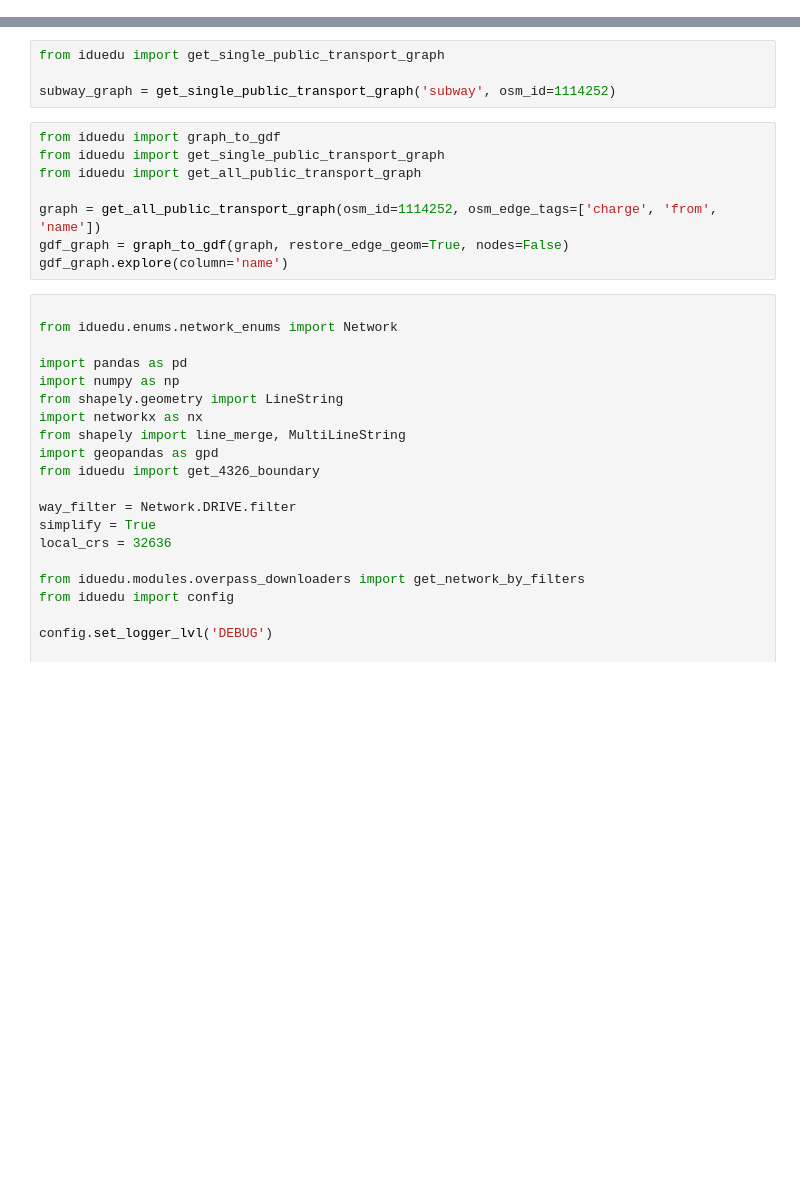
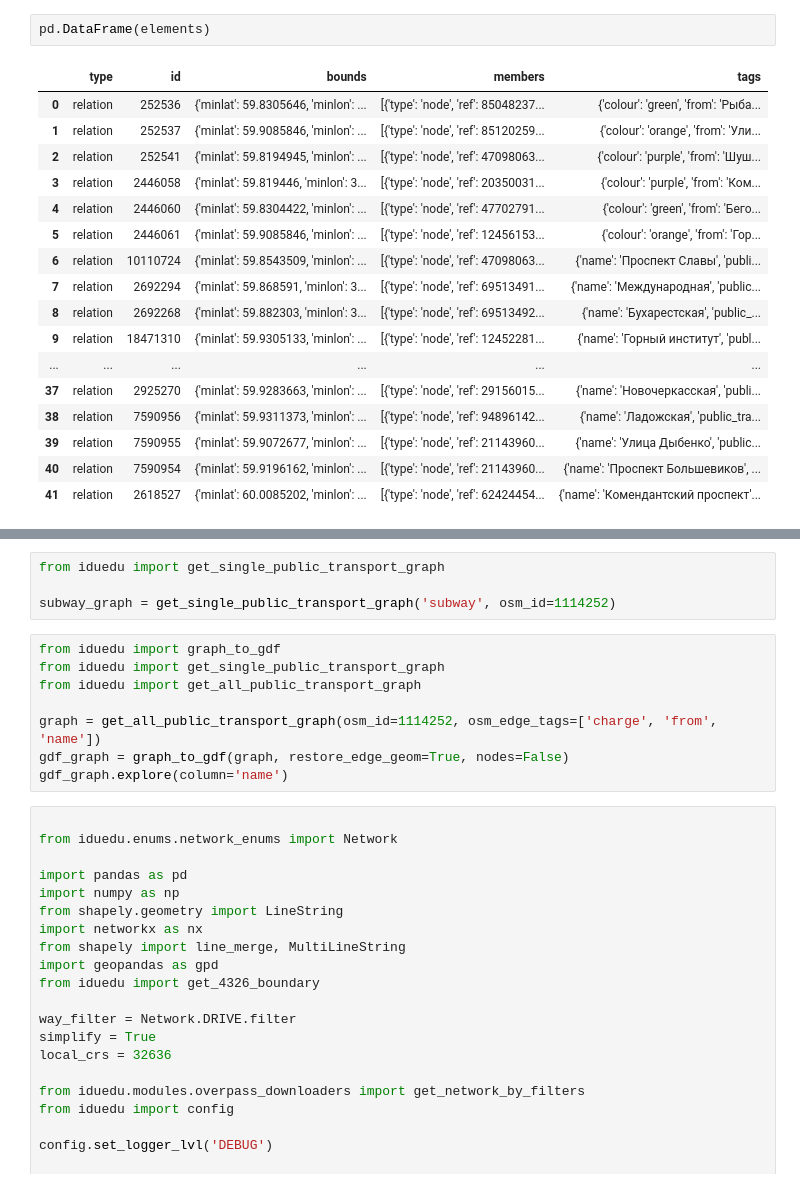
Before and after one commit to DDonnyy/IduEdu, a Jupyter notebook: src/iduedu/dev.ipynb, the cells around one changed output, grey strips where cells are left out. Cells and saved outputs as stored; diff of their text form; blank space fills up the shorter version.

```diff
--- a/src/iduedu/dev.ipynb
+++ b/src/iduedu/dev.ipynb
@@ -38,0 +55,20 @@ data = get_subway_entrances(poly)
+# %%
+pd.DataFrame(elements)
+# %% [output]
+|  | type | id | bounds | members | tags |
+| 0 | relation | 252536 | {'minlat': 59.8305646, 'minlon': ... | [{'type': 'node', 'ref': 85048237... | {'colour': 'green', 'from': 'Рыба... |
+| 1 | relation | 252537 | {'minlat': 59.9085846, 'minlon': ... | [{'type': 'node', 'ref': 85120259... | {'colour': 'orange', 'from': 'Ули... |
+| 2 | relation | 252541 | {'minlat': 59.8194945, 'minlon': ... | [{'type': 'node', 'ref': 47098063... | {'colour': 'purple', 'from': 'Шуш... |
+| 3 | relation | 2446058 | {'minlat': 59.819446, 'minlon': 3... | [{'type': 'node', 'ref': 20350031... | {'colour': 'purple', 'from': 'Ком... |
+| 4 | relation | 2446060 | {'minlat': 59.8304422, 'minlon': ... | [{'type': 'node', 'ref': 47702791... | {'colour': 'green', 'from': 'Бего... |
+| 5 | relation | 2446061 | {'minlat': 59.9085846, 'minlon': ... | [{'type': 'node', 'ref': 12456153... | {'colour': 'orange', 'from': 'Гор... |
+| 6 | relation | 10110724 | {'minlat': 59.8543509, 'minlon': ... | [{'type': 'node', 'ref': 47098063... | {'name': 'Проспект Славы', 'publi... |
+| 7 | relation | 2692294 | {'minlat': 59.868591, 'minlon': 3... | [{'type': 'node', 'ref': 69513491... | {'name': 'Международная', 'public... |
+| 8 | relation | 2692268 | {'minlat': 59.882303, 'minlon': 3... | [{'type': 'node', 'ref': 69513492... | {'name': 'Бухарестская', 'public_... |
+| 9 | relation | 18471310 | {'minlat': 59.9305133, 'minlon': ... | [{'type': 'node', 'ref': 12452281... | {'name': 'Горный институт', 'publ... |
+| ... | ... | ... | ... | ... | ... |
+| 37 | relation | 2925270 | {'minlat': 59.9283663, 'minlon': ... | [{'type': 'node', 'ref': 29156015... | {'name': 'Новочеркасская', 'publi... |
+| 38 | relation | 7590956 | {'minlat': 59.9311373, 'minlon': ... | [{'type': 'node', 'ref': 94896142... | {'name': 'Ладожская', 'public_tra... |
+| 39 | relation | 7590955 | {'minlat': 59.9072677, 'minlon': ... | [{'type': 'node', 'ref': 21143960... | {'name': 'Улица Дыбенко', 'public... |
+| 40 | relation | 7590954 | {'minlat': 59.9196162, 'minlon': ... | [{'type': 'node', 'ref': 21143960... | {'name': 'Проспект Большевиков', ... |
+| 41 | relation | 2618527 | {'minlat': 60.0085202, 'minlon': ... | [{'type': 'node', 'ref': 62424454... | {'name': 'Комендантский проспект'... |
```
Also changed, not shown: parts of 13 cells of this notebook.
